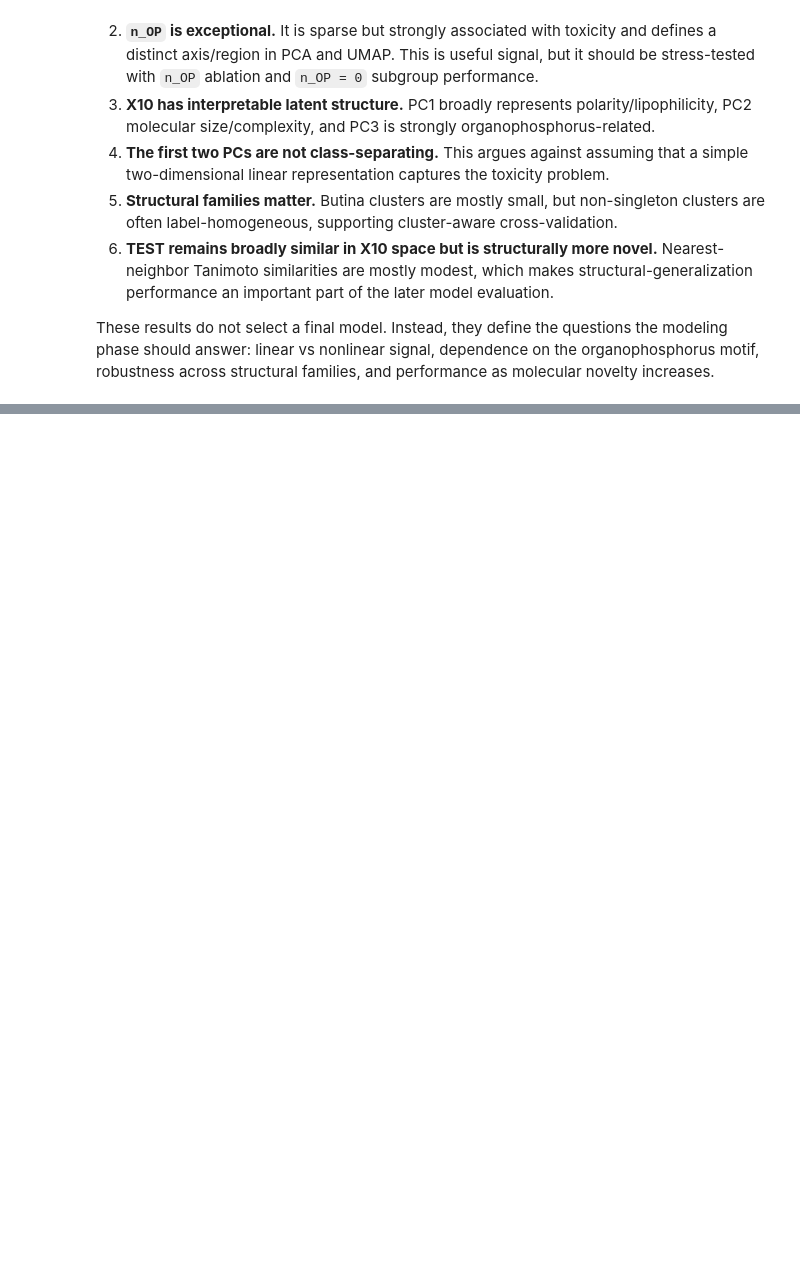
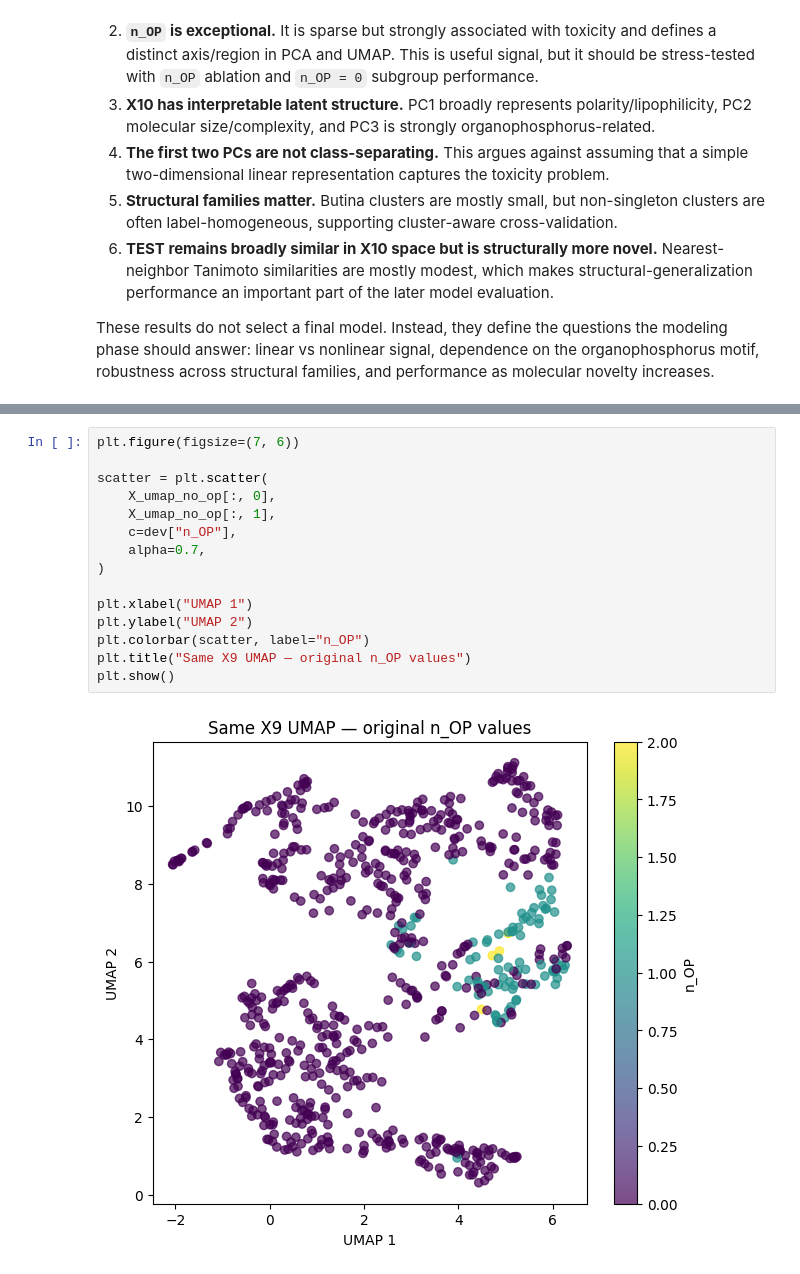
Before and after one commit to andresquesadag/BeeQ, a Jupyter notebook: notebooks/BeeQeeper_phase0.ipynb, the cells around one changed output, grey strips where cells are left out. Saved outputs shown, nothing was run; the diff lists cells and outputs as text; blank space fills up the shorter version.

```diff
--- a/notebooks/BeeQeeper_phase0.ipynb
+++ b/notebooks/BeeQeeper_phase0.ipynb
@@ -1264,0 +1396,17 @@ These results do not select a final model. Instead, they define the questions th
+# %%
+plt.figure(figsize=(7, 6))
+
+scatter = plt.scatter(
+    X_umap_no_op[:, 0],
+    X_umap_no_op[:, 1],
+    c=dev["n_OP"],
+    alpha=0.7,
+)
+
+plt.xlabel("UMAP 1")
+plt.ylabel("UMAP 2")
+plt.colorbar(scatter, label="n_OP")
+plt.title("Same X9 UMAP — original n_OP values")
+plt.show()
+# %% [output]
+[figure, added]
```
Also changed, not shown: parts of 58 cells of this notebook.
